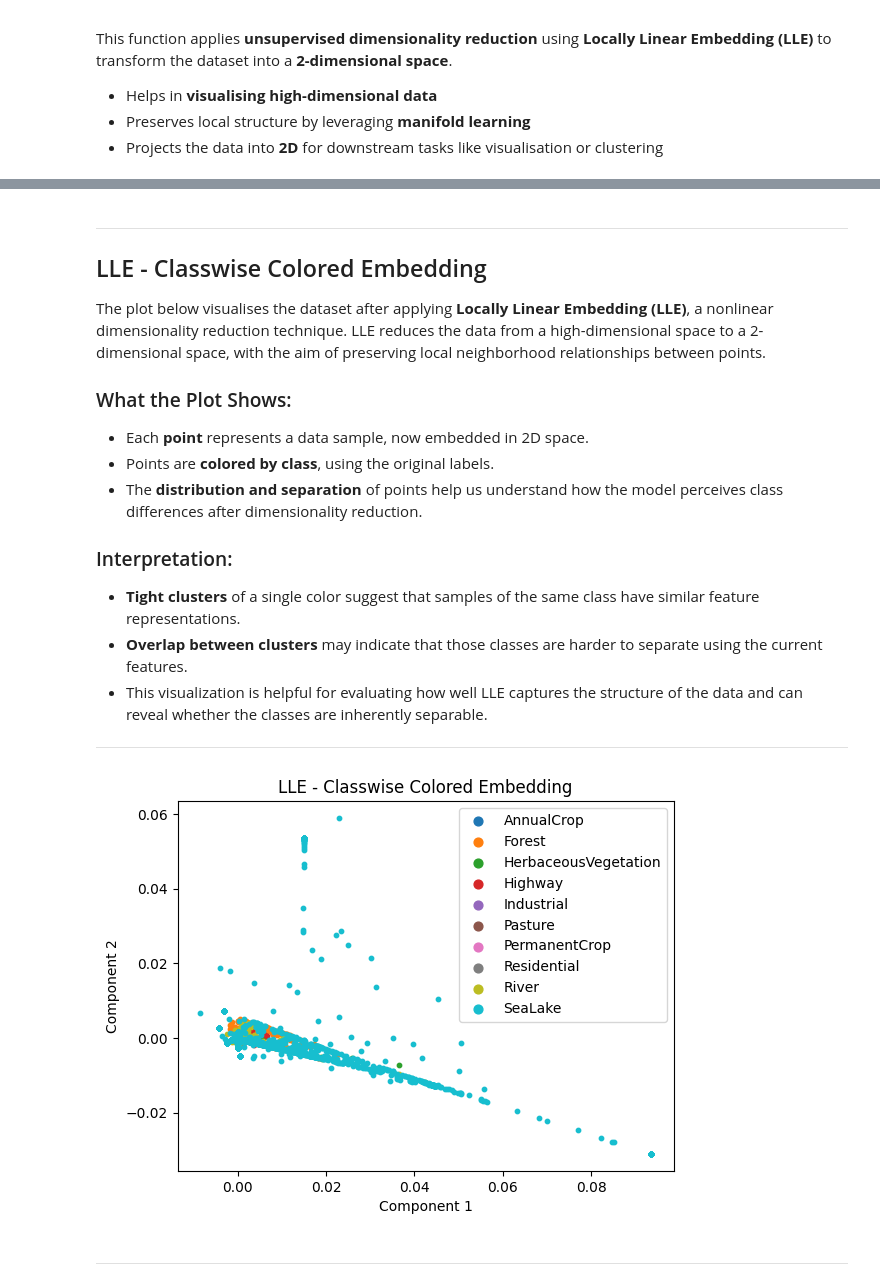
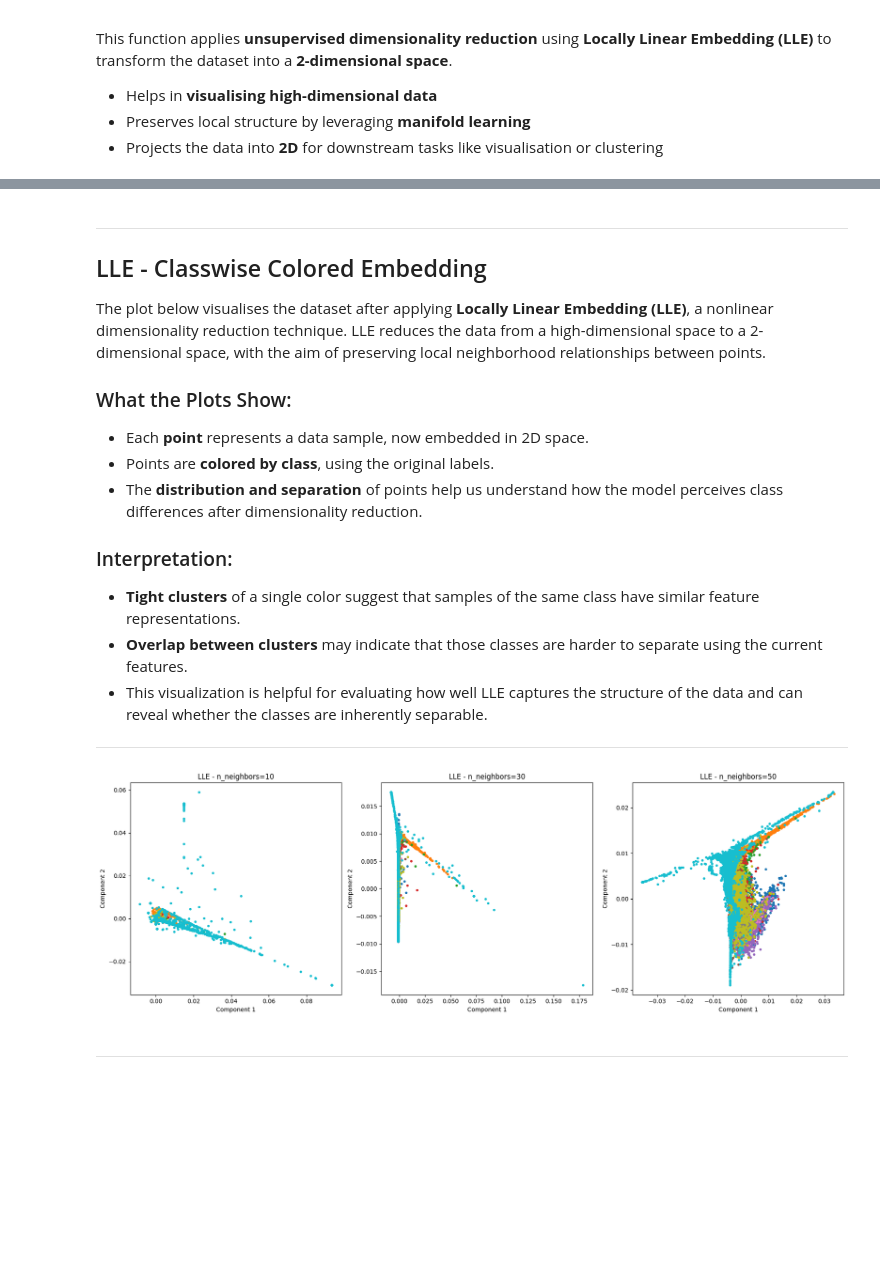
Before and after one commit to Robert151003/DM-Coursework, a Jupyter notebook: coc131_cw.ipynb, the cells around one changed output, grey strips where cells are left out. Saved outputs shown, nothing was run; the diff lists cells and outputs as text; code cells hidden in the pictures; blank space fills up the shorter version.

```diff
--- a/coc131_cw.ipynb
+++ b/coc131_cw.ipynb
@@ -507,3 +682,30 @@ Returning the number of logical cores instead. You can silence this warning by s
+# %%
+def plot_transform_results(transformed_data, encoder, y_encoded):
+    neighbors_list = [10, 30, 50]
+
+    # Create a figure to hold subplots for each n_neighbors value
+    fig, axes = plt.subplots(1, 3, figsize=(18, 6))
+
+    for i, n in enumerate(neighbors_list):
+        ax = axes[i]
+        # Get the data for the current n_neighbors
+        data = transformed_data[n]
+
+        # Plot the classwise points (without the legend)
+        for class_index in range(len(encoder.classes_)):
+            ax.scatter(
+                data[y_encoded == class_index, 0],
+                data[y_encoded == class_index, 1],
+                s=10
+            )
+
+        ax.set_title(f'LLE - n_neighbors={n}')
+        ax.set_xlabel('Component 1')
+        ax.set_ylabel('Component 2')
+
+    # Adjust layout and show the plot
+    plt.tight_layout()
+    plt.show()
 # %% [markdown]
 ---
 
@@ -511,7 +713,7 @@ Returning the number of logical cores instead. You can silence this warning by s
 
 The plot below visualises the dataset after applying **Locally Linear Embedding (LLE)**, a nonlinear dimensionality reduction technique. LLE reduces the data from a high-dimensional space to a 2-dimensional space, with the aim of preserving local neighborhood relationships between points.
 
-### What the Plot Shows:
+### What the Plots Show:
 - Each **point** represents a data sample, now embedded in 2D space.
 - Points are **colored by class**, using the original labels.
 - The **distribution and separation** of points help us understand how the model perceives class differences after dimensionality reduction.
@@ -523,8 +725,8 @@ The plot below visualises the dataset after applying **Locally Linear Embedding
 
 ---
 # %%
-plot_transform_results(transformed_data)
+plot_transform_results(transformed_data, encoder, y_encoded)
 # %% [output]
-[figure, old version]
+[figure, new version]
 # %% [markdown]
 ---
```
Also changed, not shown: parts of 6 cells of this notebook, 1 other file.
